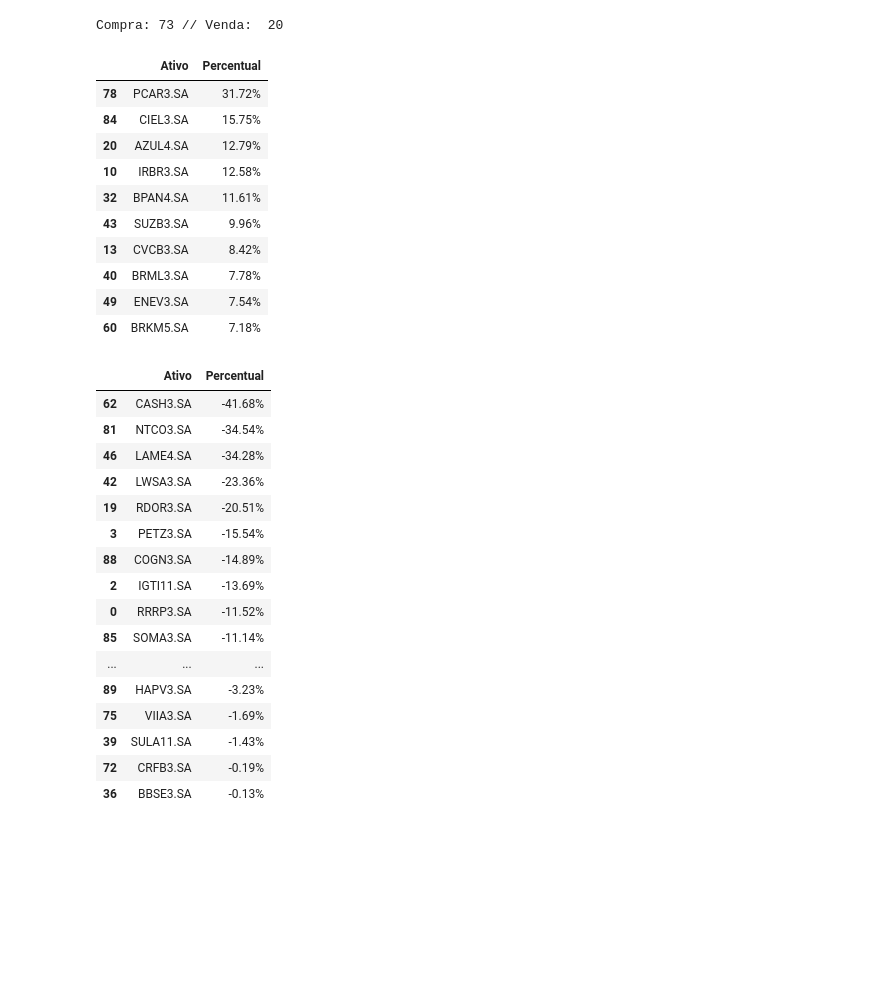
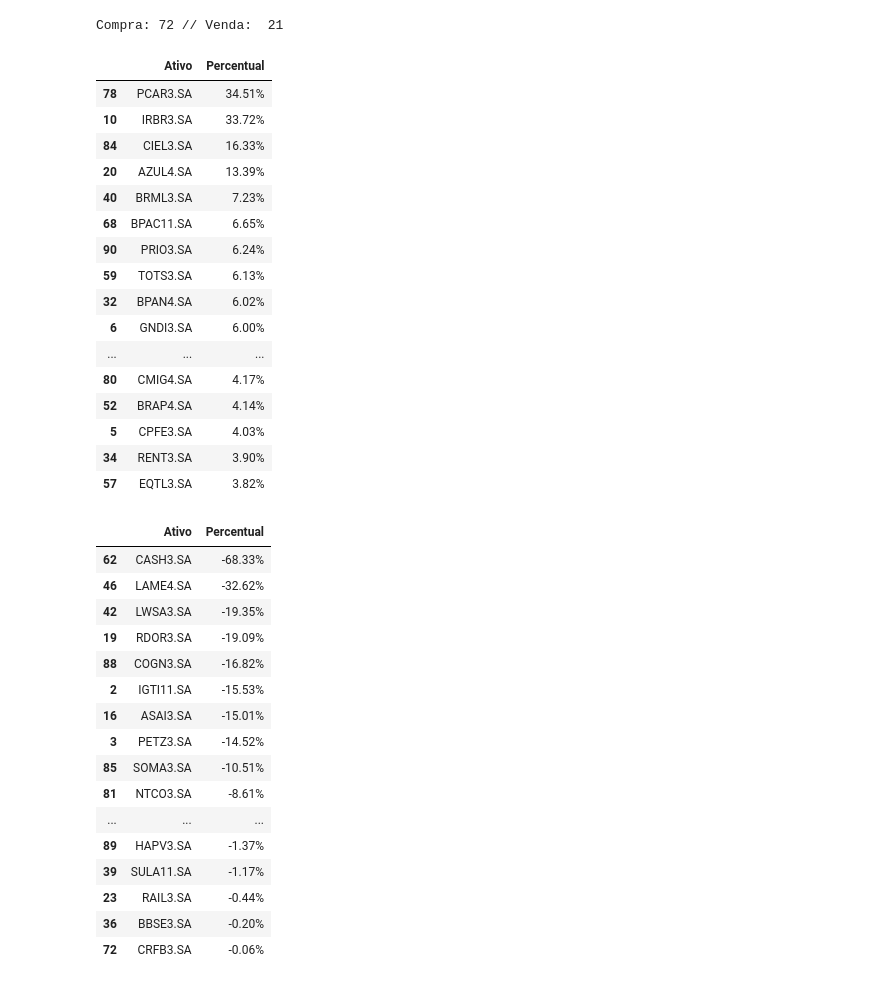
Before and after one commit to mantoan-thi/-Python-for-investments-, a Jupyter notebook: Stock_portfolio.ipynb, the cells around one changed output. Cells and saved outputs as stored; diff of their text form; code cells hidden in the pictures; blank space fills up the shorter version.

```diff
--- a/Stock_portfolio.ipynb
+++ b/Stock_portfolio.ipynb
@@ -32,8 +46,8 @@ def coletar(tickers):
     return dataset
 
 def previsao(dados):
-    prior_scale=0.2
-    m = Prophet(changepoint_prior_scale=prior_scale)
+    #prior_scale=0.2
+    m = Prophet()
     m.fit(dados)
     future = m.make_future_dataframe(periods=30)
     forecast = m.predict(future)
@@ -87,38 +79,44 @@ INFO:fbprophet:Disabling daily seasonality. Run prophet with daily_seasonality=T
 # %%
 print('Compra:',len(Ativo_compra),'// Venda: ',len(Ativo_venda))
 # %% [output]
-Compra: 73 // Venda:  20
+Compra: 72 // Venda:  21
 # %%
-Ativo_compra.head(10)
+Ativo_compra.head(30)
 # %% [output]
 |  | Ativo | Percentual |
-| 78 | PCAR3.SA | 31.72% |
-| 84 | CIEL3.SA | 15.75% |
-| 20 | AZUL4.SA | 12.79% |
-| 10 | IRBR3.SA | 12.58% |
-| 32 | BPAN4.SA | 11.61% |
-| 43 | SUZB3.SA | 9.96% |
-| 13 | CVCB3.SA | 8.42% |
-| 40 | BRML3.SA | 7.78% |
-| 49 | ENEV3.SA | 7.54% |
-| 60 | BRKM5.SA | 7.18% |
+| 78 | PCAR3.SA | 34.51% |
+| 10 | IRBR3.SA | 33.72% |
+| 84 | CIEL3.SA | 16.33% |
+| 20 | AZUL4.SA | 13.39% |
+| 40 | BRML3.SA | 7.23% |
+| 68 | BPAC11.SA | 6.65% |
+| 90 | PRIO3.SA | 6.24% |
+| 59 | TOTS3.SA | 6.13% |
+| 32 | BPAN4.SA | 6.02% |
+| 6 | GNDI3.SA | 6.00% |
+| ... | ... | ... |
+| 80 | CMIG4.SA | 4.17% |
+| 52 | BRAP4.SA | 4.14% |
+| 5 | CPFE3.SA | 4.03% |
+| 34 | RENT3.SA | 3.90% |
+| 57 | EQTL3.SA | 3.82% |
 # %%
 Ativo_venda
 # %% [output]
 |  | Ativo | Percentual |
-| 62 | CASH3.SA | -41.68% |
-| 81 | NTCO3.SA | -34.54% |
-| 46 | LAME4.SA | -34.28% |
-| 42 | LWSA3.SA | -23.36% |
-| 19 | RDOR3.SA | -20.51% |
-| 3 | PETZ3.SA | -15.54% |
-| 88 | COGN3.SA | -14.89% |
-| 2 | IGTI11.SA | -13.69% |
-| 0 | RRRP3.SA | -11.52% |
-| 85 | SOMA3.SA | -11.14% |
+| 62 | CASH3.SA | -68.33% |
+| 46 | LAME4.SA | -32.62% |
+| 42 | LWSA3.SA | -19.35% |
+| 19 | RDOR3.SA | -19.09% |
+| 88 | COGN3.SA | -16.82% |
+| 2 | IGTI11.SA | -15.53% |
+| 16 | ASAI3.SA | -15.01% |
+| 3 | PETZ3.SA | -14.52% |
+| 85 | SOMA3.SA | -10.51% |
+| 81 | NTCO3.SA | -8.61% |
 | ... | ... | ... |
-| 89 | HAPV3.SA | -3.23% |
-| 75 | VIIA3.SA | -1.69% |
-| 39 | SULA11.SA | -1.43% |
-| 72 | CRFB3.SA | -0.19% |
-| 36 | BBSE3.SA | -0.13% |
+| 89 | HAPV3.SA | -1.37% |
+| 39 | SULA11.SA | -1.17% |
+| 23 | RAIL3.SA | -0.44% |
+| 36 | BBSE3.SA | -0.20% |
+| 72 | CRFB3.SA | -0.06% |
```
Also changed, not shown: parts of 6 cells of this notebook.
